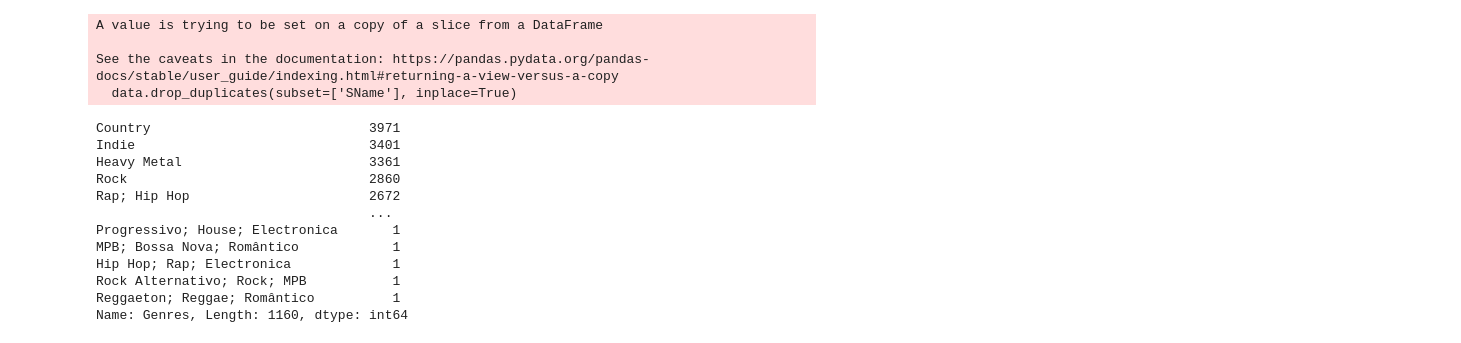
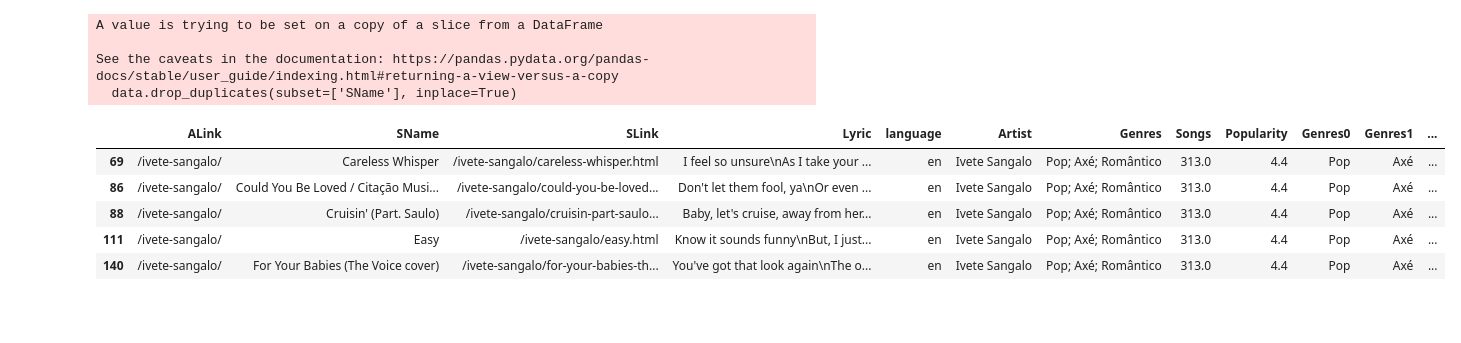
Before and after one commit to TLEVIE/UTA-Project-4, a Jupyter notebook: clean_data.ipynb, the cells around one changed output. Cells and saved outputs as stored; diff of their text form; code cells hidden in the pictures; blank space fills up the shorter version.

```diff
--- a/clean_data.ipynb
+++ b/clean_data.ipynb
@@ -91,19 +91,13 @@ A value is trying to be set on a copy of a slice from a DataFrame
 
 See the caveats in the documentation: https://pandas.pydata.org/pandas-docs/stable/user_guide/indexing.html#returning-a-view-versus-a-copy
   data.drop_duplicates(subset=['SName'], inplace=True)
-# %%
-data['Genres'].value_counts()
-##seperate the genres next and get the file saved to csv
-# %% [output]
-Country                            3971
-Indie                              3401
-Heavy Metal                        3361
-Rock                               2860
-Rap; Hip Hop                       2672
-                                   ...
-Progressivo; House; Electronica       1
-MPB; Bossa Nova; Romântico            1
-Hip Hop; Rap; Electronica             1
-Rock Alternativo; Rock; MPB           1
-Reggaeton; Reggae; Romântico          1
-Name: Genres, Length: 1160, dtype: int64
+# %%
+data = data.join(data['Genres'].str.split(pat=';',expand=True).add_prefix('Genres'))
+data.head()
+# %% [output]
+|  | ALink | SName | SLink | Lyric | language | Artist | Genres | Songs | Popularity | Genres0 | Genres1 | ... |
+| 69 | /ivete-sangalo/ | Careless Whisper | /ivete-sangalo/careless-whisper.html | I feel so unsure\nAs I take your ... | en | Ivete Sangalo | Pop; Axé; Romântico | 313.0 | 4.4 | Pop | Axé | ... |
+| 86 | /ivete-sangalo/ | Could You Be Loved / Citação Musi... | /ivete-sangalo/could-you-be-loved... | Don't let them fool, ya\nOr even ... | en | Ivete Sangalo | Pop; Axé; Romântico | 313.0 | 4.4 | Pop | Axé | ... |
+| 88 | /ivete-sangalo/ | Cruisin' (Part. Saulo) | /ivete-sangalo/cruisin-part-saulo... | Baby, let's cruise, away from her... | en | Ivete Sangalo | Pop; Axé; Romântico | 313.0 | 4.4 | Pop | Axé | ... |
+| 111 | /ivete-sangalo/ | Easy | /ivete-sangalo/easy.html | Know it sounds funny\nBut, I just... | en | Ivete Sangalo | Pop; Axé; Romântico | 313.0 | 4.4 | Pop | Axé | ... |
+| 140 | /ivete-sangalo/ | For Your Babies (The Voice cover) | /ivete-sangalo/for-your-babies-th... | You've got that look again\nThe o... | en | Ivete Sangalo | Pop; Axé; Romântico | 313.0 | 4.4 | Pop | Axé | ... |
```
Also changed, not shown: parts of 8 cells of this notebook.
